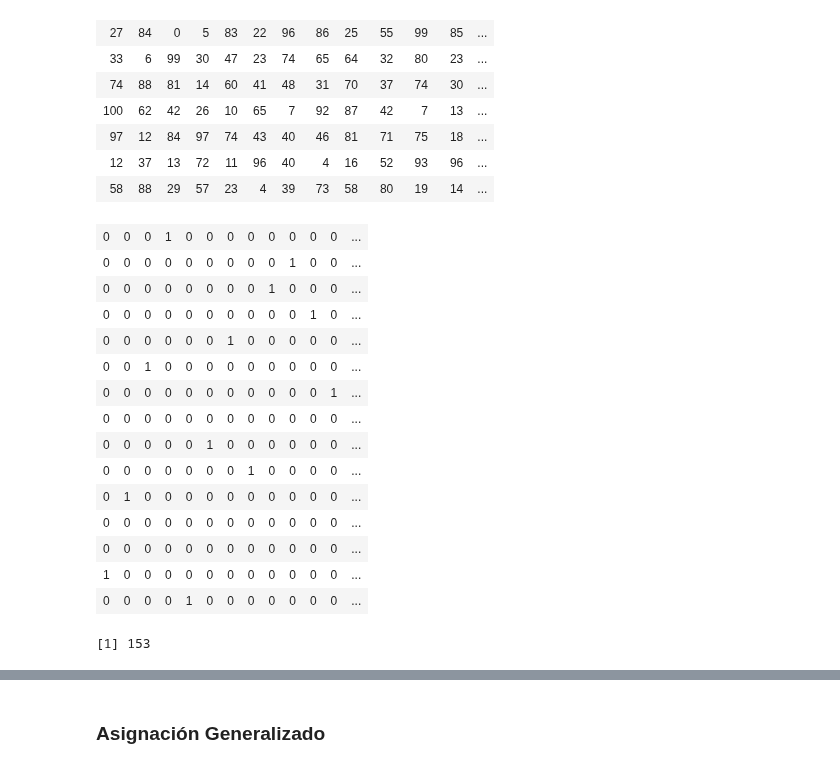
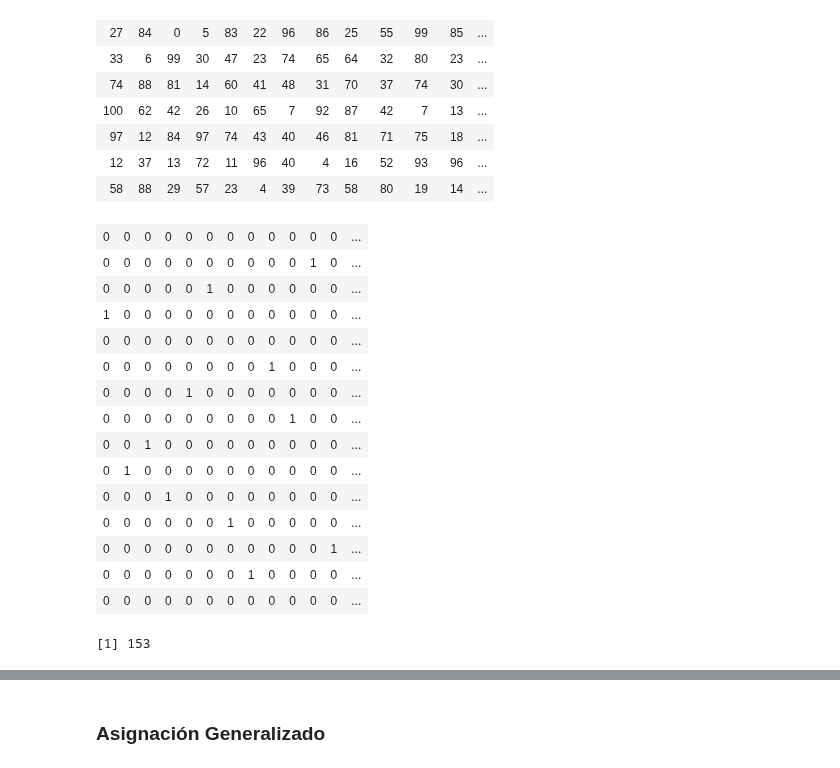
Before and after one commit to garciparedes/integer-programming-heuristics, a Jupyter notebook: integer-programming-heuristics.ipynb, the cells around one changed output, grey strips where cells are left out. Cells and saved outputs as stored; diff of their text form; code cells hidden in the pictures.

```diff
--- a/integer-programming-heuristics.ipynb
+++ b/integer-programming-heuristics.ipynb
@@ -301,24 +376,22 @@ a$objval
 | 58 | 88 | 29 | 57 | 23 | 4 | 39 | 73 | 58 | 80 | 19 | 14 | ... |
 # %%
 a <- AssignmentExact(matriz.15x15.3)
-matrix(a$solution,
-       nrow = dim(matriz.15x15.3)[1],
-       byrow = TRUE)
+matrix(a$solution, nrow = dim(matriz.15x15.3)[1])
 a$objval
 # %% [output]
+| 0 | 0 | 0 | 0 | 0 | 0 | 0 | 0 | 0 | 0 | 0 | 0 | ... |
+| 0 | 0 | 0 | 0 | 0 | 0 | 0 | 0 | 0 | 0 | 1 | 0 | ... |
+| 0 | 0 | 0 | 0 | 0 | 1 | 0 | 0 | 0 | 0 | 0 | 0 | ... |
+| 1 | 0 | 0 | 0 | 0 | 0 | 0 | 0 | 0 | 0 | 0 | 0 | ... |
+| 0 | 0 | 0 | 0 | 0 | 0 | 0 | 0 | 0 | 0 | 0 | 0 | ... |
+| 0 | 0 | 0 | 0 | 0 | 0 | 0 | 0 | 1 | 0 | 0 | 0 | ... |
+| 0 | 0 | 0 | 0 | 1 | 0 | 0 | 0 | 0 | 0 | 0 | 0 | ... |
+| 0 | 0 | 0 | 0 | 0 | 0 | 0 | 0 | 0 | 1 | 0 | 0 | ... |
+| 0 | 0 | 1 | 0 | 0 | 0 | 0 | 0 | 0 | 0 | 0 | 0 | ... |
+| 0 | 1 | 0 | 0 | 0 | 0 | 0 | 0 | 0 | 0 | 0 | 0 | ... |
 | 0 | 0 | 0 | 1 | 0 | 0 | 0 | 0 | 0 | 0 | 0 | 0 | ... |
-| 0 | 0 | 0 | 0 | 0 | 0 | 0 | 0 | 0 | 1 | 0 | 0 | ... |
-| 0 | 0 | 0 | 0 | 0 | 0 | 0 | 0 | 1 | 0 | 0 | 0 | ... |
-| 0 | 0 | 0 | 0 | 0 | 0 | 0 | 0 | 0 | 0 | 1 | 0 | ... |
 | 0 | 0 | 0 | 0 | 0 | 0 | 1 | 0 | 0 | 0 | 0 | 0 | ... |
-| 0 | 0 | 1 | 0 | 0 | 0 | 0 | 0 | 0 | 0 | 0 | 0 | ... |
 | 0 | 0 | 0 | 0 | 0 | 0 | 0 | 0 | 0 | 0 | 0 | 1 | ... |
+| 0 | 0 | 0 | 0 | 0 | 0 | 0 | 1 | 0 | 0 | 0 | 0 | ... |
 | 0 | 0 | 0 | 0 | 0 | 0 | 0 | 0 | 0 | 0 | 0 | 0 | ... |
-| 0 | 0 | 0 | 0 | 0 | 1 | 0 | 0 | 0 | 0 | 0 | 0 | ... |
-| 0 | 0 | 0 | 0 | 0 | 0 | 0 | 1 | 0 | 0 | 0 | 0 | ... |
-| 0 | 1 | 0 | 0 | 0 | 0 | 0 | 0 | 0 | 0 | 0 | 0 | ... |
-| 0 | 0 | 0 | 0 | 0 | 0 | 0 | 0 | 0 | 0 | 0 | 0 | ... |
-| 0 | 0 | 0 | 0 | 0 | 0 | 0 | 0 | 0 | 0 | 0 | 0 | ... |
-| 1 | 0 | 0 | 0 | 0 | 0 | 0 | 0 | 0 | 0 | 0 | 0 | ... |
-| 0 | 0 | 0 | 0 | 1 | 0 | 0 | 0 | 0 | 0 | 0 | 0 | ... |
 [1] 153
```
Also changed, not shown: parts of 13 cells of this notebook.
